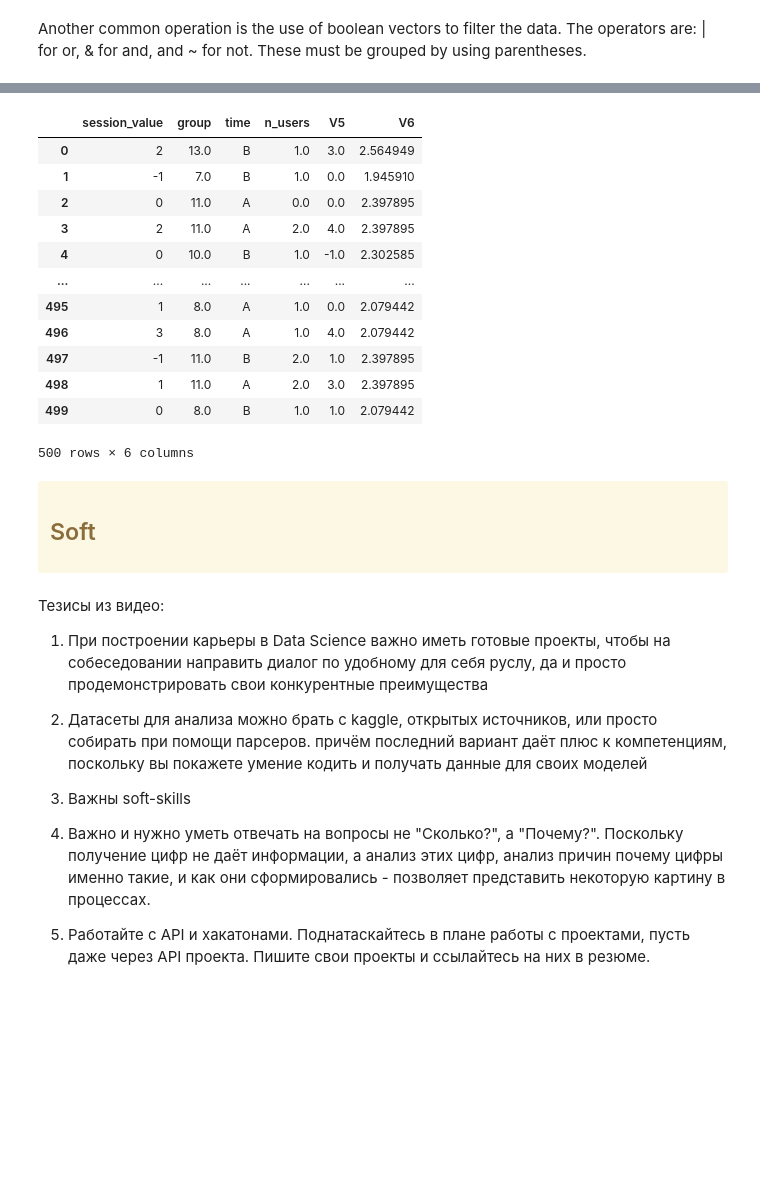
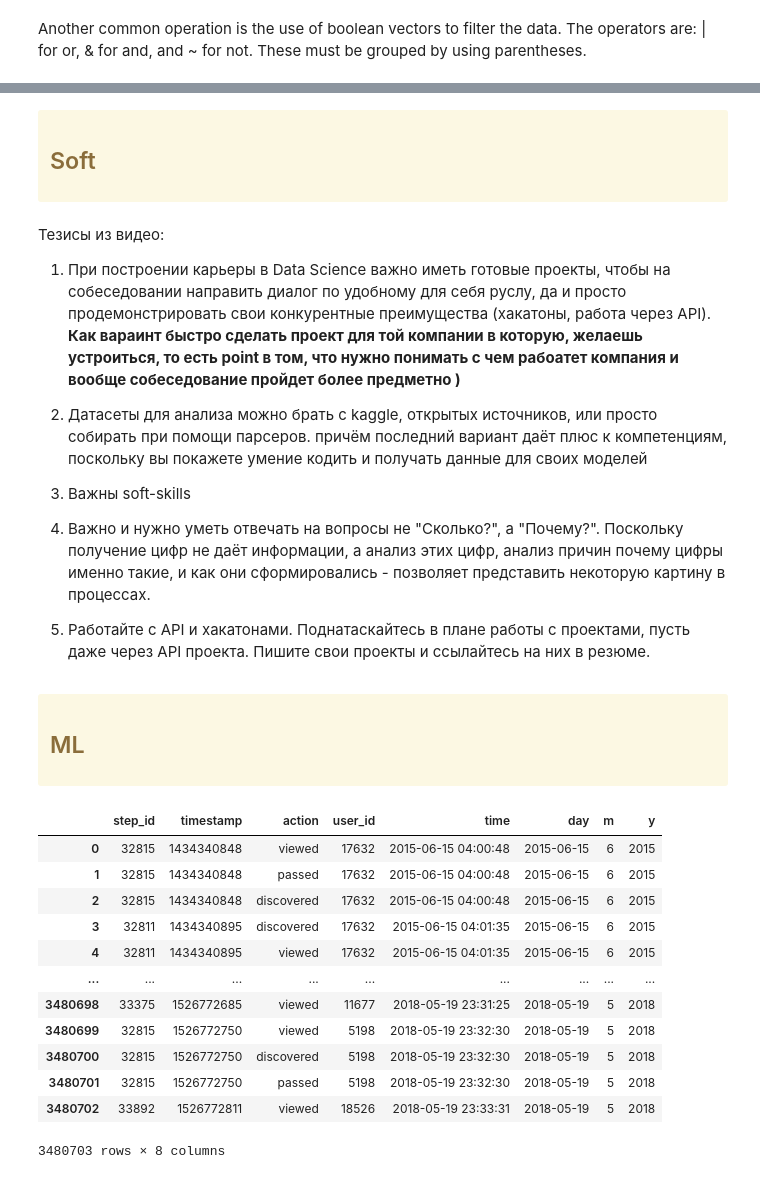
Before and after one commit to iboiarkin96/education_courses, a Jupyter notebook: Основы Статистики [Карпов]/Введение в Data Science и машинное обучение.ipynb, the cells around one changed output, grey strips where cells are left out. Saved outputs shown, nothing was run; the diff lists cells and outputs as text; code cells hidden in the pictures; blank space fills up the shorter version.

```diff
--- a/Основы Статистики [Карпов]/Введение в Data Science и машинное обучение.ipynb
+++ b/Основы Статистики [Карпов]/Введение в Data Science и машинное обучение.ipynb
@@ -503,19 +473,3 @@ my_stat['n_users'] = my_stat['n_users'].apply( lambda x: x if x >= 0 else med)
-# %%
-my_stat#.query('n_users >= 0')['n_users']
-# %% [output]
-|  | session_value | group | time | n_users | V5 | V6 |
-| 0 | 2 | 13.0 | B | 1.0 | 3.0 | 2.564949 |
-| 1 | -1 | 7.0 | B | 1.0 | 0.0 | 1.945910 |
-| 2 | 0 | 11.0 | A | 0.0 | 0.0 | 2.397895 |
-| 3 | 2 | 11.0 | A | 2.0 | 4.0 | 2.397895 |
-| 4 | 0 | 10.0 | B | 1.0 | -1.0 | 2.302585 |
-| ... | ... | ... | ... | ... | ... | ... |
-| 495 | 1 | 8.0 | A | 1.0 | 0.0 | 2.079442 |
-| 496 | 3 | 8.0 | A | 1.0 | 4.0 | 2.079442 |
-| 497 | -1 | 11.0 | B | 2.0 | 1.0 | 2.397895 |
-| 498 | 1 | 11.0 | A | 2.0 | 3.0 | 2.397895 |
-| 499 | 0 | 8.0 | B | 1.0 | 1.0 | 2.079442 |
-500 rows × 6 columns
 # %% [markdown]
 <div class="alert alert-warning">
 <h2> Soft </h2>
@@ -523,7 +477,7 @@ my_stat#.query('n_users >= 0')['n_users']
 # %% [markdown]
 Тезисы из видео:
 
-1. При построении карьеры в Data Science важно иметь готовые проекты, чтобы на собеседовании направить диалог по удобному для себя руслу, да и просто продемонстрировать свои конкурентные преимущества
+1. При построении карьеры в Data Science важно иметь готовые проекты, чтобы на собеседовании направить диалог по удобному для себя руслу, да и просто продемонстрировать свои конкурентные преимущества (хакатоны, работа через API). **Как вараинт быстро сделать проект для той компании в которую, желаешь устроиться, то есть point в том, что нужно понимать с чем рабоатет компания и вообще собеседование пройдет более предметно )**
 
 2. Датасеты для анализа можно брать с kaggle, открытых источников, или просто собирать при помощи парсеров. причём последний вариант даёт плюс к компетенциям, поскольку вы покажете умение кодить и получать данные для своих моделей
 
@@ -532,3 +486,7 @@ my_stat#.query('n_users >= 0')['n_users']
 4. Важно и нужно уметь отвечать на вопросы не "Сколько?", а "Почему?". Поскольку получение цифр не даёт информации, а анализ этих цифр, анализ причин почему цифры именно такие, и как они сформировались - позволяет представить некоторую картину в процессах.
 
 5. Работайте с API и хакатонами. Поднатаскайтесь в плане работы с проектами, пусть даже через API проекта. Пишите свои проекты и ссылайтесь на них в резюме.
+# %% [markdown]
+<div class="alert alert-warning">
+<h2> ML </h2>
+</div>
@@ -534,0 +500,16 @@ my_stat#.query('n_users >= 0')['n_users']
+# %%
+events_data
+# %% [output]
+|  | step_id | timestamp | action | user_id | time | day | m | y |
+| 0 | 32815 | 1434340848 | viewed | 17632 | 2015-06-15 04:00:48 | 2015-06-15 | 6 | 2015 |
+| 1 | 32815 | 1434340848 | passed | 17632 | 2015-06-15 04:00:48 | 2015-06-15 | 6 | 2015 |
+| 2 | 32815 | 1434340848 | discovered | 17632 | 2015-06-15 04:00:48 | 2015-06-15 | 6 | 2015 |
+| 3 | 32811 | 1434340895 | discovered | 17632 | 2015-06-15 04:01:35 | 2015-06-15 | 6 | 2015 |
+| 4 | 32811 | 1434340895 | viewed | 17632 | 2015-06-15 04:01:35 | 2015-06-15 | 6 | 2015 |
+| ... | ... | ... | ... | ... | ... | ... | ... | ... |
+| 3480698 | 33375 | 1526772685 | viewed | 11677 | 2018-05-19 23:31:25 | 2018-05-19 | 5 | 2018 |
+| 3480699 | 32815 | 1526772750 | viewed | 5198 | 2018-05-19 23:32:30 | 2018-05-19 | 5 | 2018 |
+| 3480700 | 32815 | 1526772750 | discovered | 5198 | 2018-05-19 23:32:30 | 2018-05-19 | 5 | 2018 |
+| 3480701 | 32815 | 1526772750 | passed | 5198 | 2018-05-19 23:32:30 | 2018-05-19 | 5 | 2018 |
+| 3480702 | 33892 | 1526772811 | viewed | 18526 | 2018-05-19 23:33:31 | 2018-05-19 | 5 | 2018 |
+3480703 rows × 8 columns
```
Also changed, not shown: parts of 29 cells of this notebook, 2 other files.
